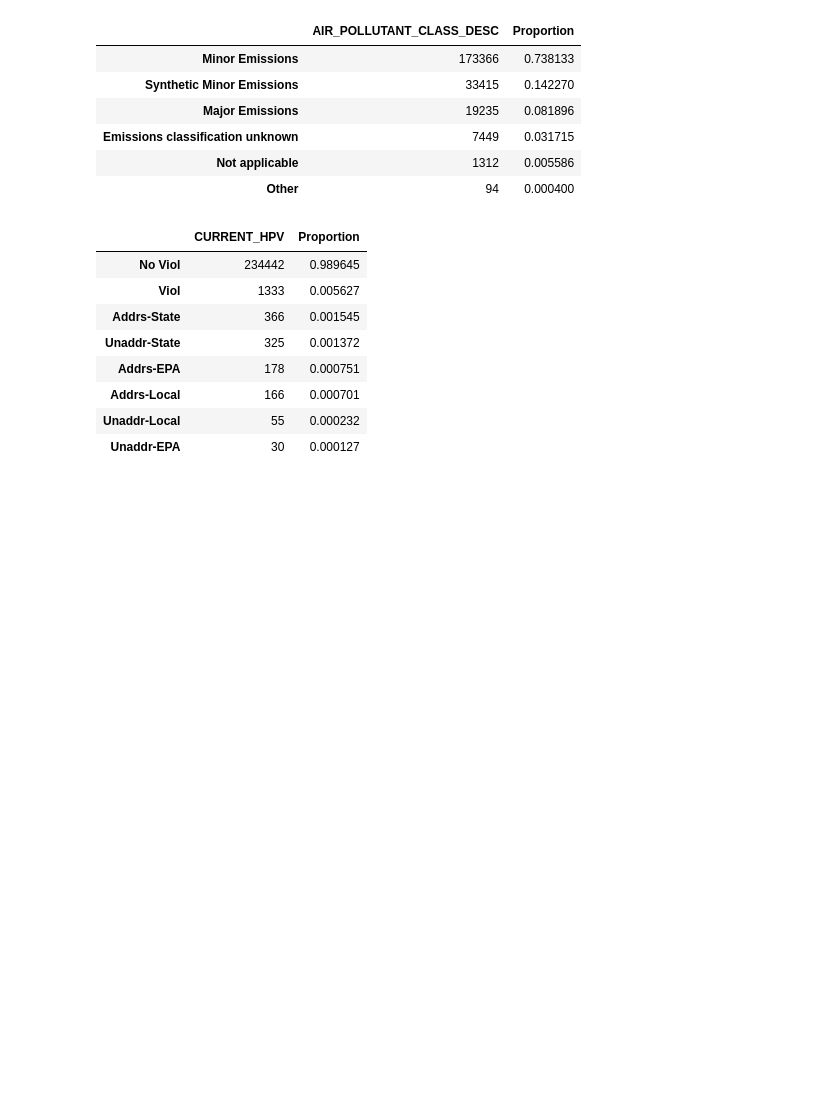
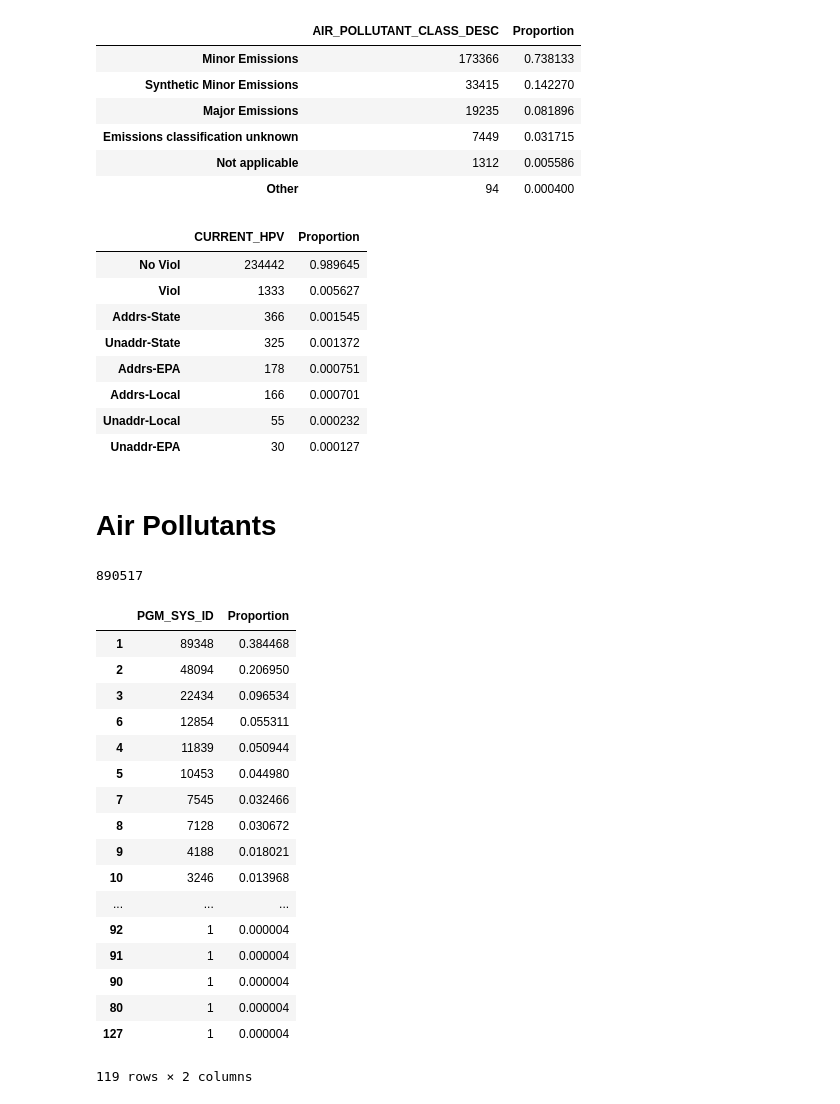
Before and after one commit to Aycrazy/ML_Project, a Jupyter notebook: AirDataExplore.ipynb, the cells around one changed output. Saved outputs shown, nothing was run; the diff lists cells and outputs as text; code cells hidden in the pictures; blank space fills up the shorter version.

```diff
--- a/AirDataExplore.ipynb
+++ b/AirDataExplore.ipynb
@@ -229,3 +229,34 @@ count_per_group
 | Unaddr-EPA | 30 | 0.000127 |
 # %%
 # Vast majority no viols!
+# %% [markdown]
+# Air Pollutants
+# %%
+df4 = pd.read_csv('ICIS-AIR_POLLUTANTS.csv')
+# %%
+tot_count, count_per_group, count_per_count = get_groupby_counts(df4, 'PGM_SYS_ID')
+# %%
+tot_count
+# %% [output]
+890517
+# %%
+count_per_count
+# %% [output]
+|  | PGM_SYS_ID | Proportion |
+| 1 | 89348 | 0.384468 |
+| 2 | 48094 | 0.206950 |
+| 3 | 22434 | 0.096534 |
+| 6 | 12854 | 0.055311 |
+| 4 | 11839 | 0.050944 |
+| 5 | 10453 | 0.044980 |
+| 7 | 7545 | 0.032466 |
+| 8 | 7128 | 0.030672 |
+| 9 | 4188 | 0.018021 |
+| 10 | 3246 | 0.013968 |
+| ... | ... | ... |
+| 92 | 1 | 0.000004 |
+| 91 | 1 | 0.000004 |
+| 90 | 1 | 0.000004 |
+| 80 | 1 | 0.000004 |
+| 127 | 1 | 0.000004 |
+119 rows × 2 columns
```
Also changed, not shown: parts of 111 cells of this notebook.
